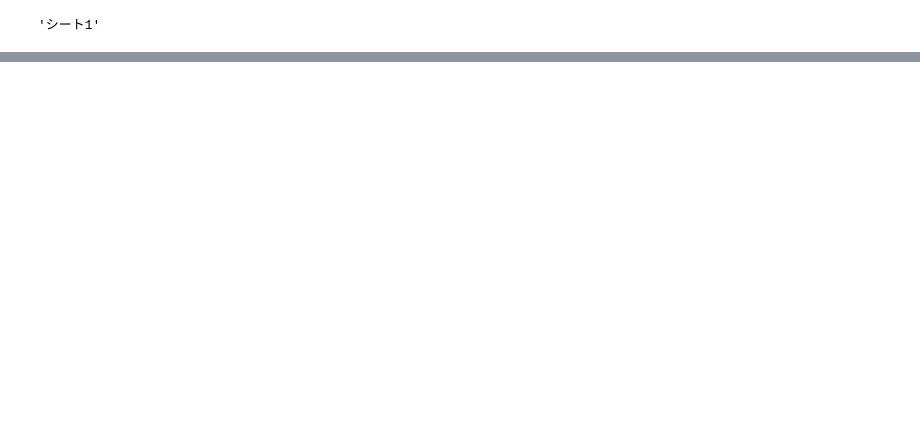
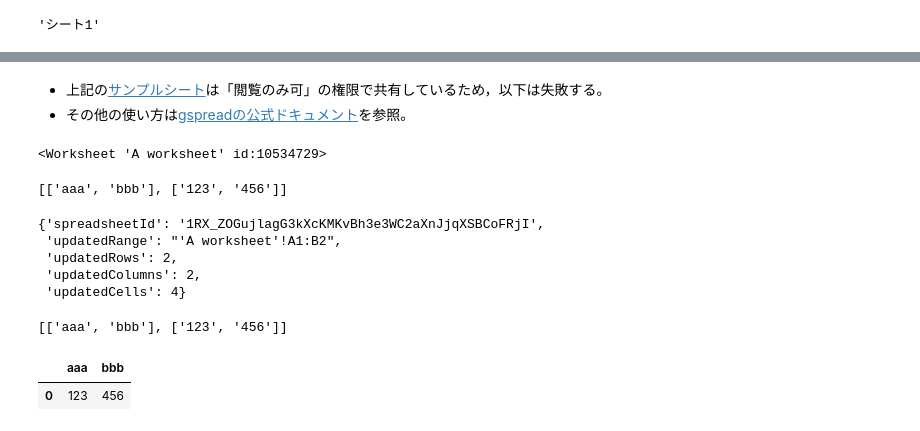
Before and after one commit to dfukagaw28/ColabNotebooks, a Jupyter notebook: ColabでGoogleSheetsに書き込む.ipynb, the cells around one changed output, grey strips where cells are left out. Saved outputs shown, nothing was run; the diff lists cells and outputs as text; code cells hidden in the pictures; blank space fills up the shorter version.

```diff
--- a/ColabでGoogleSheetsに書き込む.ipynb
+++ b/ColabでGoogleSheetsに書き込む.ipynb
@@ -64,0 +68,47 @@ sh.worksheets()[0].title
+# %% [markdown]
+*   上記の[サンプルシート](https://docs.google.com/spreadsheets/d/1RX_ZOGujlagG3kXcKMKvBh3e3WC2aXnJjqXSBCoFRjI/edit)は「閲覧のみ可」の権限で共有しているため，以下は失敗する。
+*   その他の使い方は[gspreadの公式ドキュメント](https://docs.gspread.org/)を参照。
+# %%
+# Creating a Worksheet
+SHEET_NAME = "A worksheet"
+try:
+    worksheet = sh.add_worksheet(title=SHEET_NAME, rows=100, cols=20)
+except:
+    pass
+
+worksheet = sh.worksheet(SHEET_NAME)
+
+worksheet
+# %% [output]
+<Worksheet 'A worksheet' id:10534729>
+# %%
+# Getting All Values From a Worksheet as a List of Lists
+list_of_lists = worksheet.get_all_values()
+
+list_of_lists
+# %% [output]
+[['aaa', 'bbb'], ['123', '456']]
+# %%
+# Updating cells
+worksheet.update([['aaa', 'bbb'], [123, 456]], 'A1:B2')
+# %% [output]
+{'spreadsheetId': '1RX_ZOGujlagG3kXcKMKvBh3e3WC2aXnJjqXSBCoFRjI',
+ 'updatedRange': "'A worksheet'!A1:B2",
+ 'updatedRows': 2,
+ 'updatedColumns': 2,
+ 'updatedCells': 4}
+# %%
+# Getting All Values (again)
+worksheet.get_all_values()
+# %% [output]
+[['aaa', 'bbb'], ['123', '456']]
+# %%
+# Using gspread with pandas
+import pandas as pd
+
+dataframe = pd.DataFrame(worksheet.get_all_records())
+
+dataframe
+# %% [output]
+|  | aaa | bbb |
+| 0 | 123 | 456 |
```
Also changed, not shown: parts of 4 cells of this notebook.
